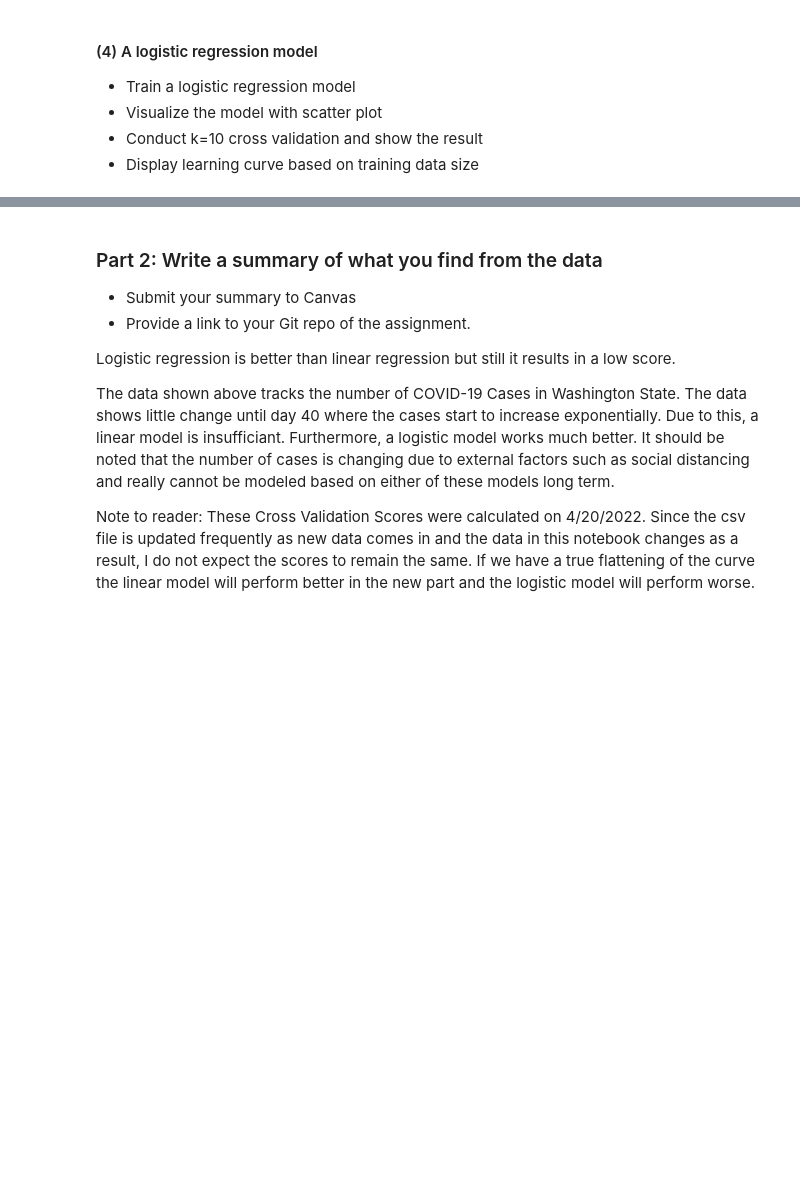
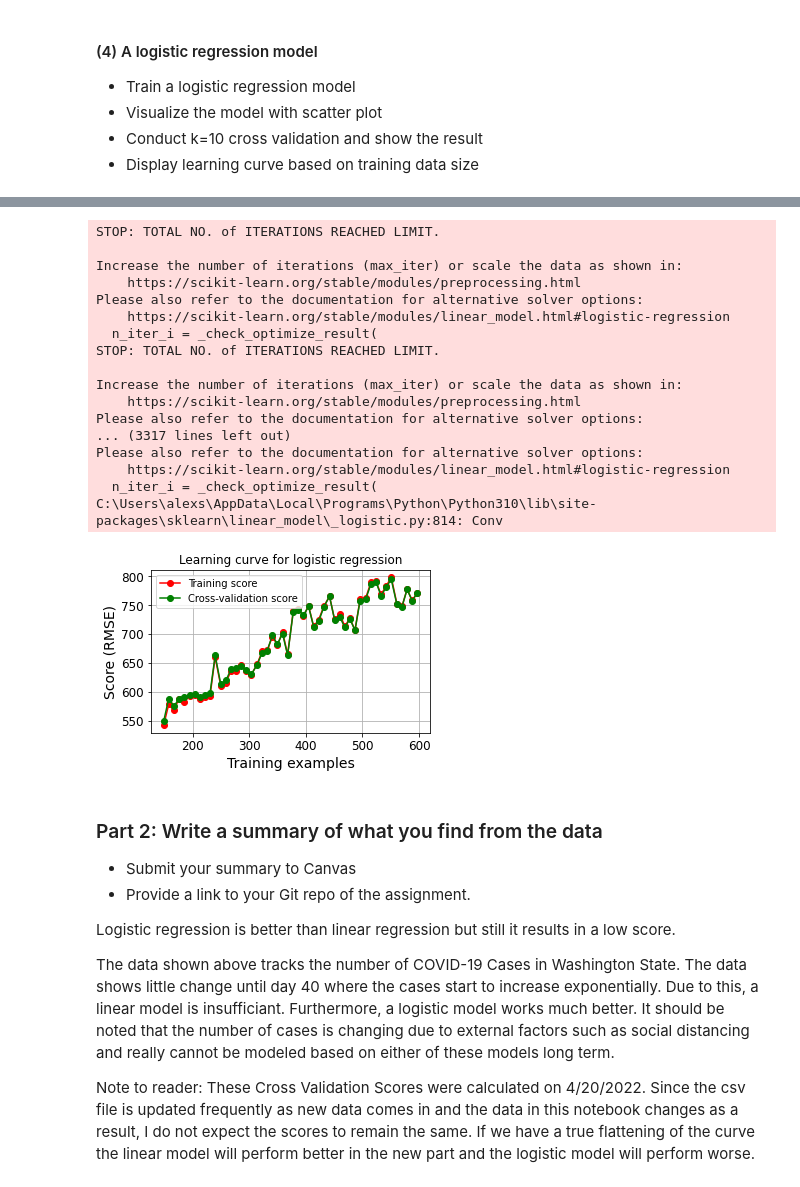
Before and after one commit to alarsen123/ML-HW, a Jupyter notebook: ME5_simpleRegression_COVID19/ME5_simpleRegression_COVID19/simpleLinearRegression.ipynb, the cells around one changed output, grey strips where cells are left out. Saved outputs shown, nothing was run; the diff lists cells and outputs as text; code cells hidden in the pictures; blank space fills up the shorter version.

```diff
--- a/ME5_simpleRegression_COVID19/ME5_simpleRegression_COVID19/simpleLinearRegression.ipynb
+++ b/ME5_simpleRegression_COVID19/ME5_simpleRegression_COVID19/simpleLinearRegression.ipynb
@@ -801,3 +892,50 @@ plt.show()
+# %%
+# Display learning curve
+train_sizes = np.linspace(0.2, 0.8, 50)
+
+train_sizes, train_mse, test_mse = learning_curve(covid_model, X, y,
+                                    train_sizes = train_sizes,
+                                    scoring='neg_root_mean_squared_error',
+                                    cv=10, shuffle=True)
+
+train_scores = np.sqrt(np.abs(train_mse))
+test_scores = np.sqrt(np.abs(test_mse))
+
+train_scores_mean = np.mean(train_scores, axis=1)
+test_scores_mean = np.mean(test_scores, axis=1)
+
+# Plot learning curve
+fig, ax = plt.subplots(1, 1, figsize=(5, 3))
+
+ax.set_title('Learning curve for logistic regression')
+ax.set_xlabel("Training examples")
+ax.set_ylabel("Score (RMSE)")
+ax.grid()
+
+ax.plot(train_sizes, train_scores_mean, 'o-', color="r", label="Training score")
+ax.plot(train_sizes, test_scores_mean, 'o-', color="g", label="Cross-validation score")
+ax.legend(loc="best")
+
+plt.show()
+# %% [output]
+STOP: TOTAL NO. of ITERATIONS REACHED LIMIT.
+
+Increase the number of iterations (max_iter) or scale the data as shown in:
+    https://scikit-learn.org/stable/modules/preprocessing.html
+Please also refer to the documentation for alternative solver options:
+    https://scikit-learn.org/stable/modules/linear_model.html#logistic-regression
+  n_iter_i = _check_optimize_result(
+STOP: TOTAL NO. of ITERATIONS REACHED LIMIT.
+
+Increase the number of iterations (max_iter) or scale the data as shown in:
+    https://scikit-learn.org/stable/modules/preprocessing.html
+Please also refer to the documentation for alternative solver options:
+... (3317 lines left out)
+Please also refer to the documentation for alternative solver options:
+    https://scikit-learn.org/stable/modules/linear_model.html#logistic-regression
+  n_iter_i = _check_optimize_result(
+C:\Users\alexs\AppData\Local\Programs\Python\Python310\lib\site-packages\sklearn\linear_model\_logistic.py:814: Conv
+[figure, added]
 # %% [markdown]
 ### Part 2: Write a summary of what you find from the data
 
```
Also changed, not shown: parts of 10 cells of this notebook, 1 other file.
